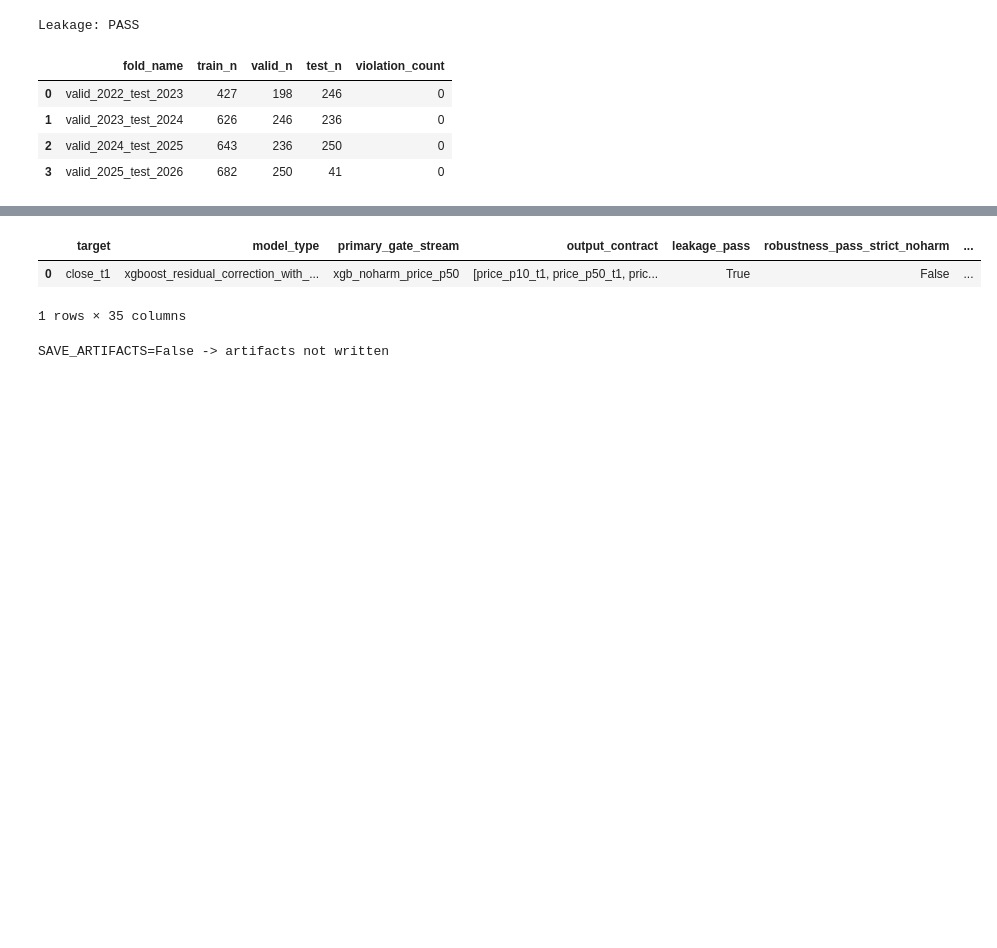
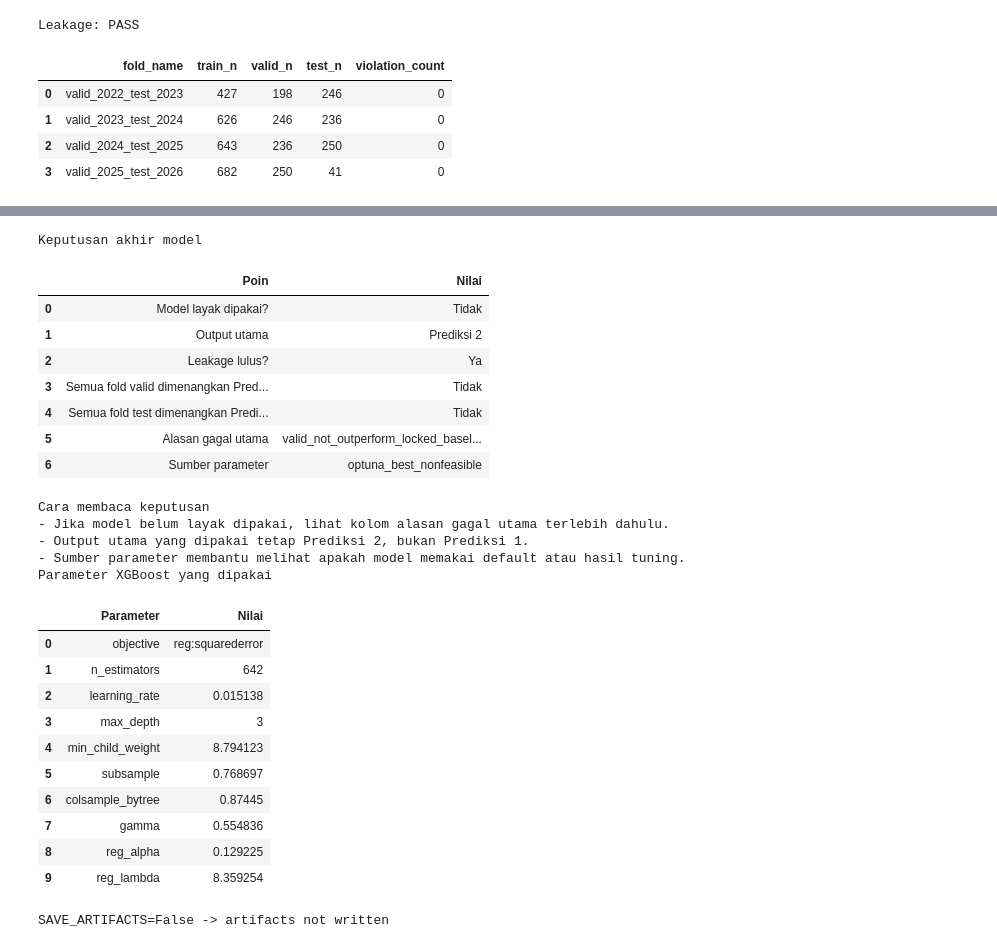
Before and after one commit to DonnyRZ/Alumunium-Price-Prediction, a Jupyter notebook: notebooks/XGBoost.ipynb, the cells around one changed output, grey strips where cells are left out. Cells and saved outputs as stored; diff of their text form; code cells hidden in the pictures; blank space fills up the shorter version.

Commit message:
xgboost

```diff
--- a/notebooks/XGBoost.ipynb
+++ b/notebooks/XGBoost.ipynb
@@ -1245,5 +1656,5 @@ display(fold_diag)
 # %%
-# Final decision (price model, NO-HARM + regime gated)
+# Keputusan akhir model
 
 leakage_pass = bool(leak_status == "PASS")
 
@@ -1291,37 +1702,82 @@ decision = {
     "all_valid_folds_win_noharm": all_valid_folds_win_noharm,
     "sign_flip_ok_noharm": sign_flip_ok_noharm,
     "overall_go_price_model": overall_go,
     "hard_fail_reasons": hard_fail_reasons,
     "mean_delta_test_mae_noharm": float(reg_eval["delta_test_mae_noharm"].mean()),
     "worst_delta_test_mae_noharm": float(reg_eval["delta_test_mae_noharm"].max()),
     "mean_delta_test_mae_corr": float(reg_eval["delta_test_mae_corr"].mean()),
     "mean_baseline_test_mae": float(reg_eval["baseline_test_mae"].mean()),
     "mean_xgb_noharm_test_mae": float(reg_eval["xgb_noharm_test_mae"].mean()),
     "mean_xgb_corr_test_mae": float(reg_eval["xgb_corr_test_mae"].mean()),
     "mean_xgb_noharm_test_smape": float(reg_eval["xgb_noharm_test_smape"].mean()),
     "mean_xgb_noharm_test_dir_acc_nonzero": float(np.nanmean(reg_eval["xgb_noharm_test_dir_acc_nonzero"])),
     "mean_xgb_noharm_test_dir_nonzero_share": float(np.nanmean(reg_eval["xgb_noharm_test_dir_nonzero_share"])),
     "mean_noharm_test_cov80": float(reg_eval["noharm_test_cov80"].mean()),
     "mean_regime_active_share_test": float(reg_eval["regime_active_share_test"].mean()),
     "mean_gate_applied_share_test": float(reg_eval["gate_applied_share_test"].mean()),
     "feature_count": int(len(FEATURES)),
     "selected_params_source": selected_params_source,
     "optuna_feasible_trial_count": int(optuna_feasible_trial_count),
     "reg_params_used": REG_PARAMS_USED,
     "noharm_tau_mult_used": float(NOHARM_TAU_MULT_USED),
     "noharm_tau_mult_min": float(NOHARM_TAU_MULT_MIN),
     "regime_vol_z_used": float(REGIME_VOL_Z_USED),
     "regime_active_target_low": float(REGIME_ACTIVE_TARGET_LOW),
     "regime_active_target_high": float(REGIME_ACTIVE_TARGET_HIGH),
     "use_optuna": bool(USE_OPTUNA),
     "optuna_trials": int(OPTUNA_N_TRIALS) if USE_OPTUNA else 0,
 }
 
-pd.DataFrame([decision])
+decision_view = pd.DataFrame([
+    {"Poin": "Model layak dipakai?", "Nilai": "Ya" if overall_go else "Tidak"},
+    {"Poin": "Output utama", "Nilai": "Prediksi 2"},
+    {"Poin": "Leakage lulus?", "Nilai": "Ya" if leakage_pass else "Tidak"},
+    {"Poin": "Semua fold valid dimenangkan Prediksi 2?", "Nilai": "Ya" if all_valid_folds_win_noharm else "Tidak"},
+    {"Poin": "Semua fold test dimenangkan Prediksi 2?", "Nilai": "Ya" if all_test_folds_win_noharm else "Tidak"},
+    {"Poin": "Alasan gagal utama", "Nilai": ", ".join(hard_fail_reasons) if hard_fail_reasons else "Tidak ada"},
+    {"Poin": "Sumber parameter", "Nilai": selected_params_source},
+])
+
+params_view = pd.DataFrame(
+    [{"Parameter": key, "Nilai": value} for key, value in REG_PARAMS_USED.items()]
+)
+
+print("Keputusan akhir model")
+display(decision_view)
+
+print("Cara membaca keputusan")
+print("- Jika model belum layak dipakai, lihat kolom alasan gagal utama terlebih dahulu.")
+print("- Output utama yang dipakai tetap Prediksi 2, bukan Prediksi 1.")
+print("- Sumber parameter membantu melihat apakah model memakai default atau hasil tuning.")
+
+print("Parameter XGBoost yang dipakai")
+display(params_view)
 # %% [output]
+Keputusan akhir model
-|  | target | model_type | primary_gate_stream | output_contract | leakage_pass | robustness_pass_strict_noharm | ... |
-| 0 | close_t1 | xgboost_residual_correction_with_... | xgb_noharm_price_p50 | [price_p10_t1, price_p50_t1, pric... | True | False | ... |
+|  | Poin | Nilai |
+| 0 | Model layak dipakai? | Tidak |
+| 1 | Output utama | Prediksi 2 |
+| 2 | Leakage lulus? | Ya |
+| 3 | Semua fold valid dimenangkan Pred... | Tidak |
+| 4 | Semua fold test dimenangkan Predi... | Tidak |
+| 5 | Alasan gagal utama | valid_not_outperform_locked_basel... |
+| 6 | Sumber parameter | optuna_best_nonfeasible |
-1 rows × 35 columns
+Cara membaca keputusan
+- Jika model belum layak dipakai, lihat kolom alasan gagal utama terlebih dahulu.
+- Output utama yang dipakai tetap Prediksi 2, bukan Prediksi 1.
+- Sumber parameter membantu melihat apakah model memakai default atau hasil tuning.
+Parameter XGBoost yang dipakai
+|  | Parameter | Nilai |
+| 0 | objective | reg:squarederror |
+| 1 | n_estimators | 642 |
+| 2 | learning_rate | 0.015138 |
+| 3 | max_depth | 3 |
+| 4 | min_child_weight | 8.794123 |
+| 5 | subsample | 0.768697 |
+| 6 | colsample_bytree | 0.87445 |
+| 7 | gamma | 0.554836 |
+| 8 | reg_alpha | 0.129225 |
+| 9 | reg_lambda | 8.359254 |
 # %%
 # Save artifacts
 SAVE_ARTIFACTS = False
```
Also changed, not shown: parts of 9 cells of this notebook, 1 other file.
